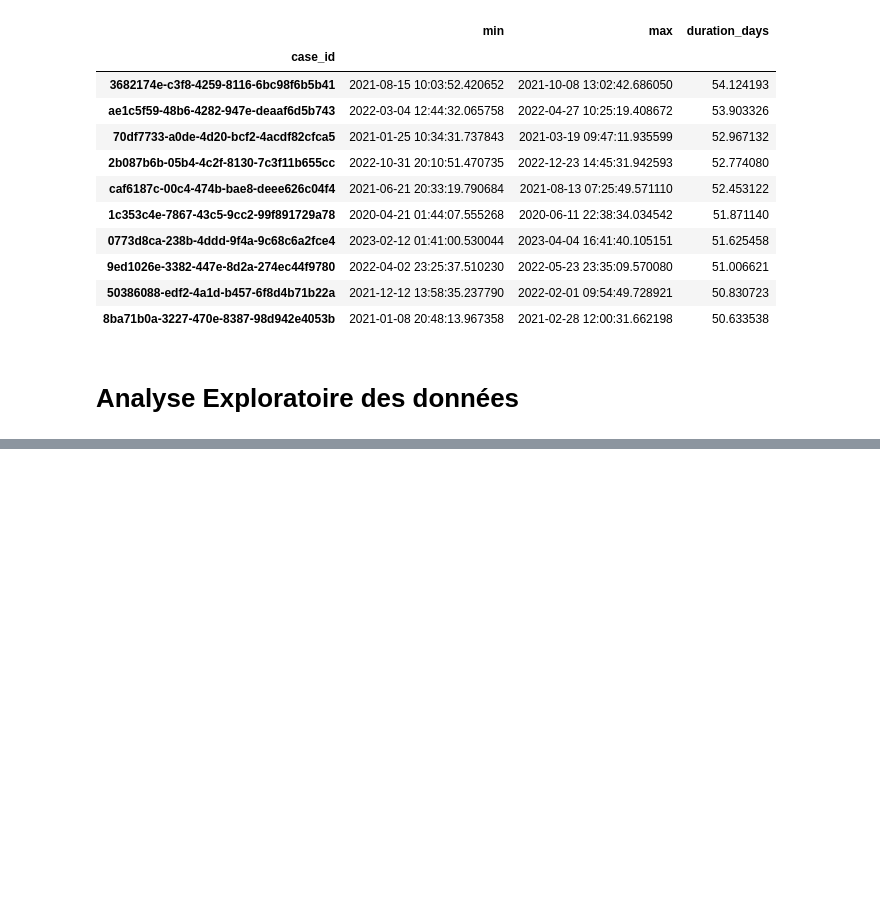
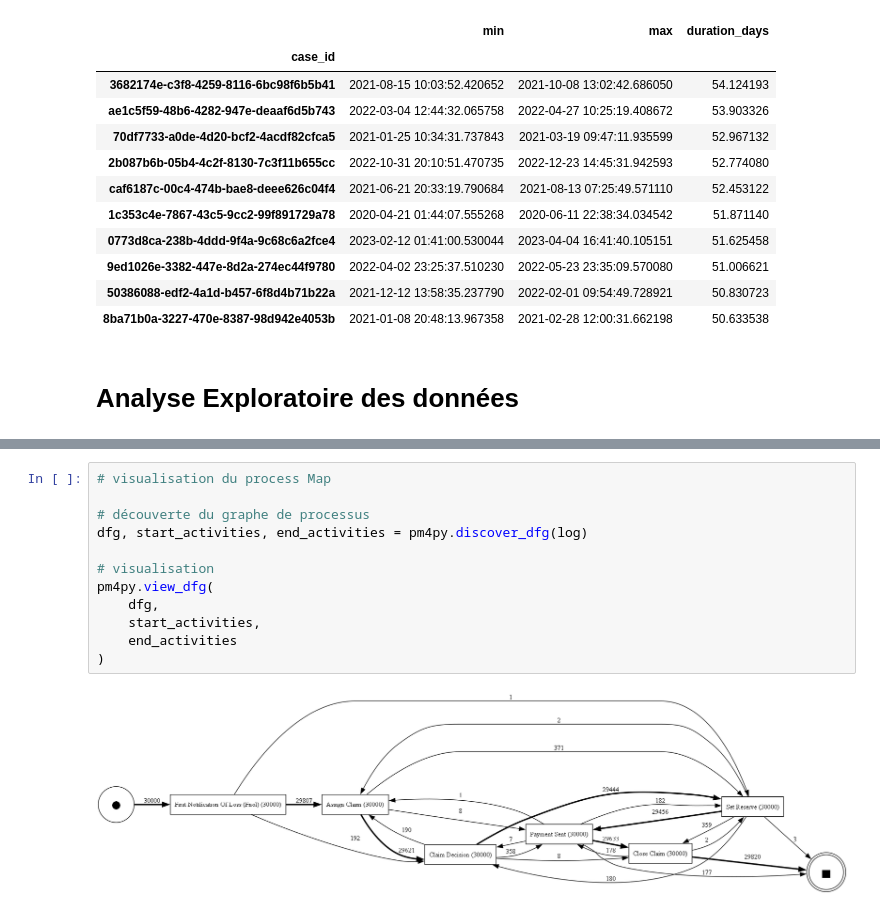
Before and after one commit to joviale08/process-mining-optimization, a Jupyter notebook: app/notebook.ipynb, the cells around one changed output, grey strips where cells are left out. Drawn from its saved outputs; the diff is of its cells as text; blank space fills up the shorter version.

```diff
--- a/app/notebook.ipynb
+++ b/app/notebook.ipynb
@@ -440,0 +434,14 @@ for col in num_cols:
+# %%
+# visualisation du process Map
+
+# découverte du graphe de processus
+dfg, start_activities, end_activities = pm4py.discover_dfg(log)
+
+# visualisation
+pm4py.view_dfg(
+    dfg,
+    start_activities,
+    end_activities
+)
+# %% [output]
+[figure, added]
```
Also changed, not shown: parts of 18 cells of this notebook.
